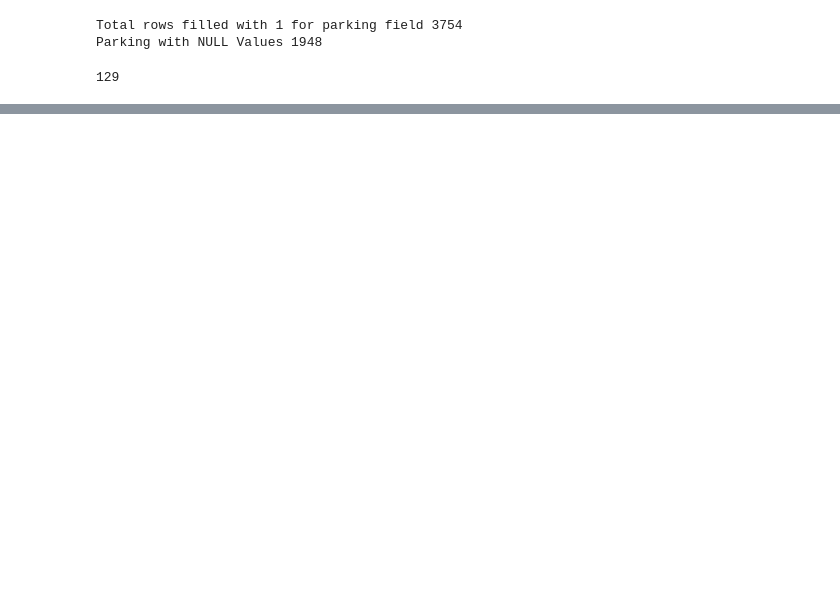
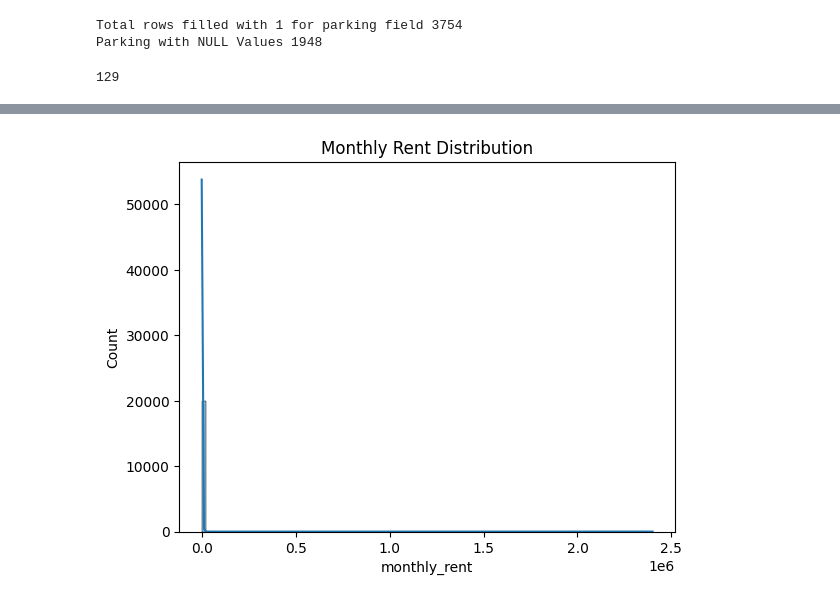
Before and after one commit to seapanda0/kl_rent_prices, a Jupyter notebook: kl_rent_prices.ipynb, the cells around one changed output, grey strips where cells are left out. Cells and saved outputs as stored; diff of their text form; code cells hidden in the pictures; blank space fills up the shorter version.

Commit message:
Completed data cleaning

```diff
--- a/kl_rent_prices.ipynb
+++ b/kl_rent_prices.ipynb
@@ -81,0 +81,29 @@ print(df['location'].nunique())
+# %%
+# Encode furnished into one-hot encodings
+df["fully_furnished"] = (
+    df["furnished"]
+    .str.strip()
+    .str.lower()
+    .eq("fully furnished")
+    .astype(int)
+)
+df = df.drop(columns=["furnished"])
+# %%
+# Convert year information into age
+# 2023 is used as the dataset was scrapped in that year
+current_year = 2023
+df["property_age"] = current_year - df["completion_year"]
+df = df.drop(columns=["completion_year"], axis=1)
+# %%
+# Map region data into one-hot encodings
+df = pd.get_dummies(df, columns=["region"], dtype=int)
+# %%
+# Convert facilities data into one hot encodings
+facilities_one_hot = df["facilities"].str.get_dummies(sep=", ")
+facilities_one_hot = facilities_one_hot.drop(columns=["10", "11", "6"], axis=1)
+
+additional_facilities_one_hot = df["additional_facilities"].str.get_dummies(sep=", ")
+
+df = df.join(facilities_one_hot)
+df = df.join(additional_facilities_one_hot)
+df = df.drop(columns=["facilities", "additional_facilities"], axis=1)
@@ -81,0 +139,6 @@ print(df['location'].nunique())
+# %%
+sns.histplot(df["monthly_rent"], bins=100, kde=True)
+plt.title("Monthly Rent Distribution")
+plt.show()
+# %% [output]
+[figure, added]
```
Also changed, not shown: parts of 12 cells of this notebook.
